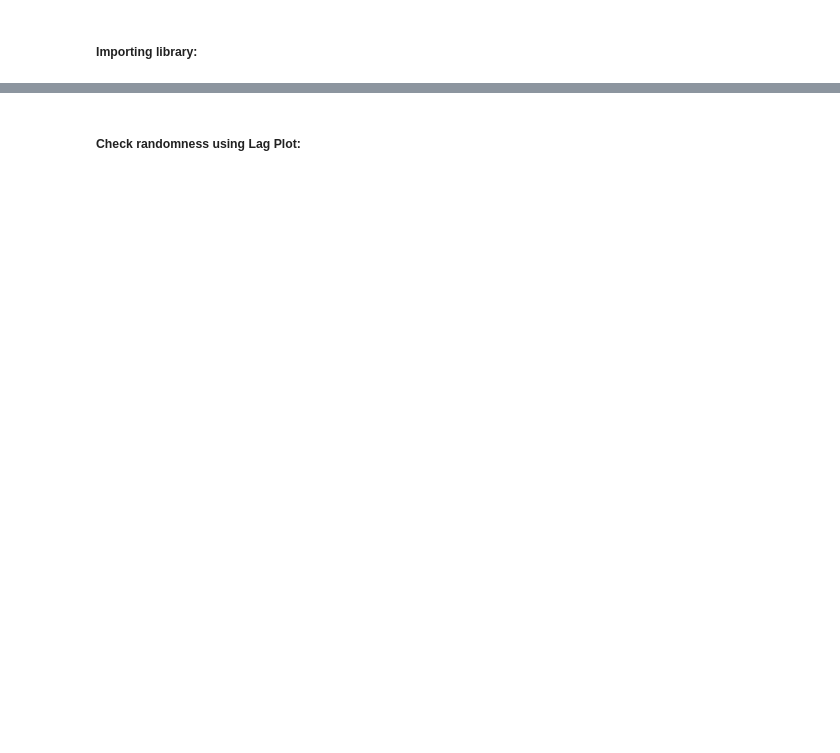
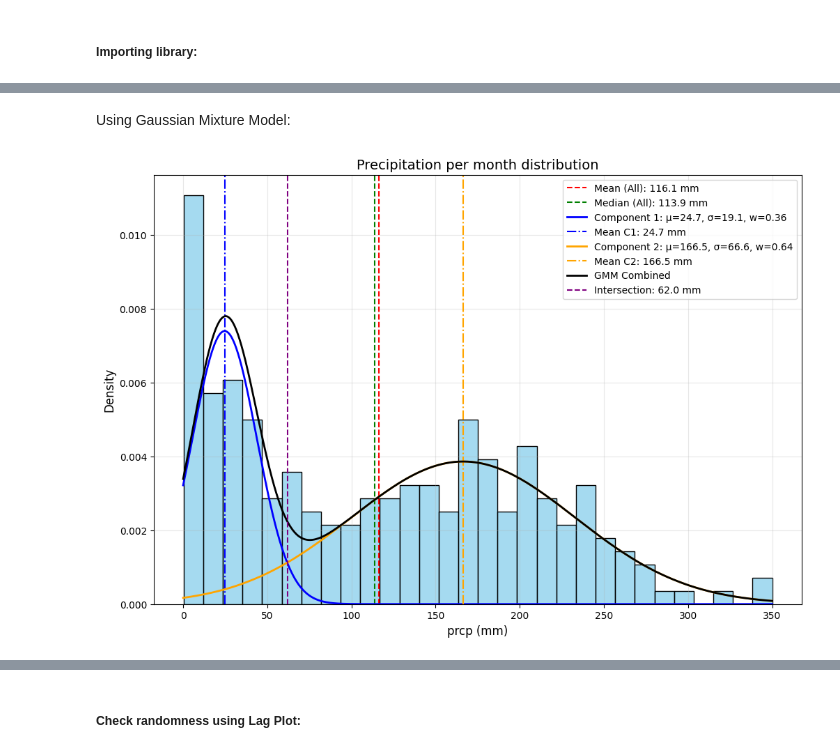
Before and after one commit to Kizza2014/time_series_climate_weather_surface_of_Brazil, a Jupyter notebook: analysis.ipynb, the cells around one changed output, grey strips where cells are left out. Saved outputs shown, nothing was run; the diff lists cells and outputs as text; code cells hidden in the pictures; blank space fills up the shorter version.

```diff
--- a/analysis.ipynb
+++ b/analysis.ipynb
@@ -45,0 +56,59 @@ plt.show()
+# %% [markdown]
+Using Gaussian Mixture Model:
+# %%
+plt.figure(figsize=(12, 8))
+sns.histplot(data['prcp'], bins=30, color='skyblue', stat='density')
+
+plt.axvline(data['prcp'].mean(), color='red', linestyle='--',
+            label=f'Mean (All): {data["prcp"].mean():.1f} mm')
+
+plt.axvline(data['prcp'].median(), color='green', linestyle='--',
+            label=f'Median (All): {data["prcp"].median():.1f} mm')
+
+gmm = GaussianMixture(n_components=2, random_state=42)
+gmm.fit(data['prcp'].values.reshape(-1, 1))
+
+means = gmm.means_.flatten()
+stds = np.sqrt(gmm.covariances_.flatten())
+weights = gmm.weights_
+
+x = np.linspace(0, data['prcp'].max(), 1000)
+
+colors = ['blue', 'orange']
+
+# Vẽ hai đường Gaussian riêng biệt
+for i in range(2):
+    plt.plot(x, weights[i] * stats.norm.pdf(x, means[i], stds[i]),
+             color=colors[i],
+             label=f'Component {i+1}: μ={means[i]:.1f}, σ={stds[i]:.1f}, w={weights[i]:.2f}',
+             linewidth=2)
+
+    plt.axvline(means[i], color=colors[i], linestyle='-.',
+                label=f'Mean C{i+1}: {means[i]:.1f} mm')
+
+# Vẽ tổng hợp hai Gaussian
+combined = np.zeros_like(x)
+for i in range(2):
+    combined += weights[i] * stats.norm.pdf(x, means[i], stds[i])
+plt.plot(x, combined, 'k-', linewidth=2, label='GMM Combined')
+
+# Tìm điểm giao nhau giữa hai phân phối
+def find_intersection(x, means, stds, weights):
+    pdf1 = weights[0] * stats.norm.pdf(x, means[0], stds[0])
+    pdf2 = weights[1] * stats.norm.pdf(x, means[1], stds[1])
+    diff = np.abs(pdf1 - pdf2)
+    return x[np.argmin(diff)]
+
+intersection_point = find_intersection(x, means, stds, weights)
+plt.axvline(intersection_point, color='purple', linestyle='--',
+            label=f'Intersection: {intersection_point:.1f} mm')
+
+plt.xlabel('prcp (mm)', fontsize=12)
+plt.ylabel('Density', fontsize=12)
+plt.title('Precipitation per month distribution', fontsize=14)
+plt.legend(fontsize=10)
+plt.grid(True, alpha=0.3)
+plt.savefig('prcp_monthly_distribution_gaussian.png')
+plt.show()
+# %% [output]
+[figure, added]
```
Also changed, not shown: parts of 47 cells of this notebook, 16 other files.
